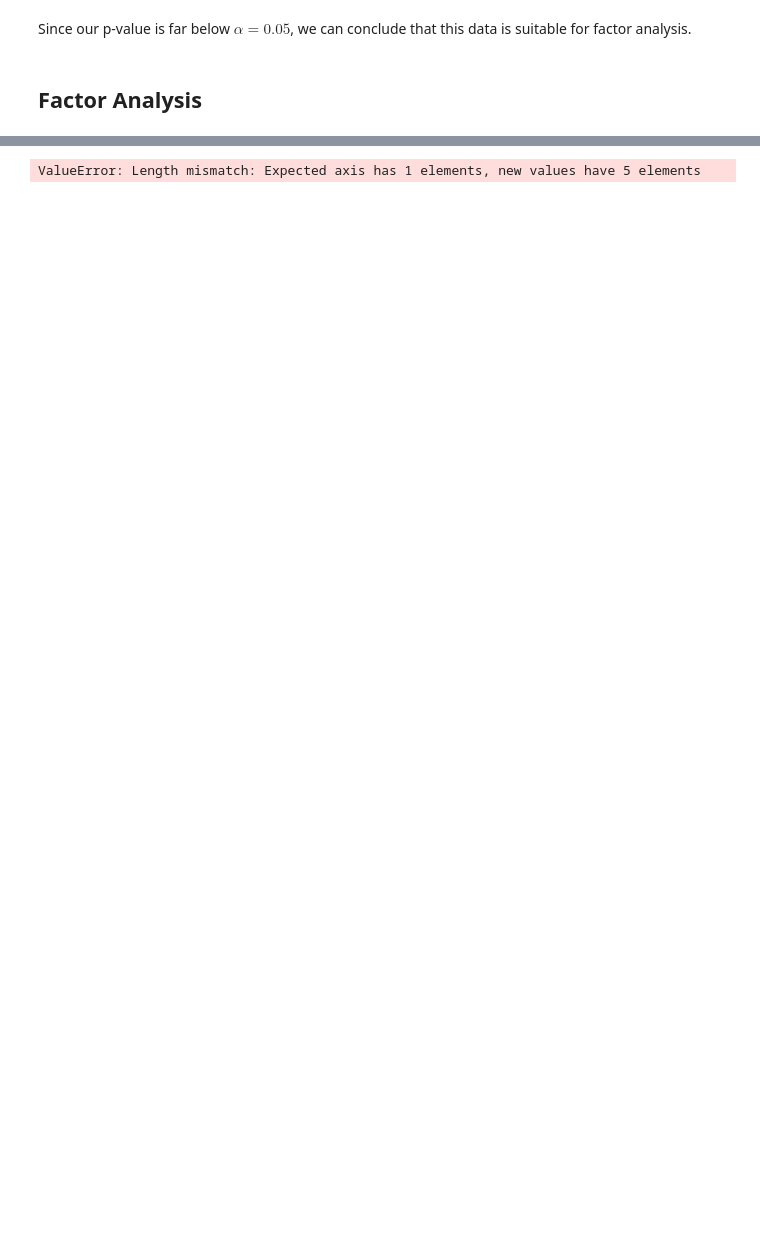
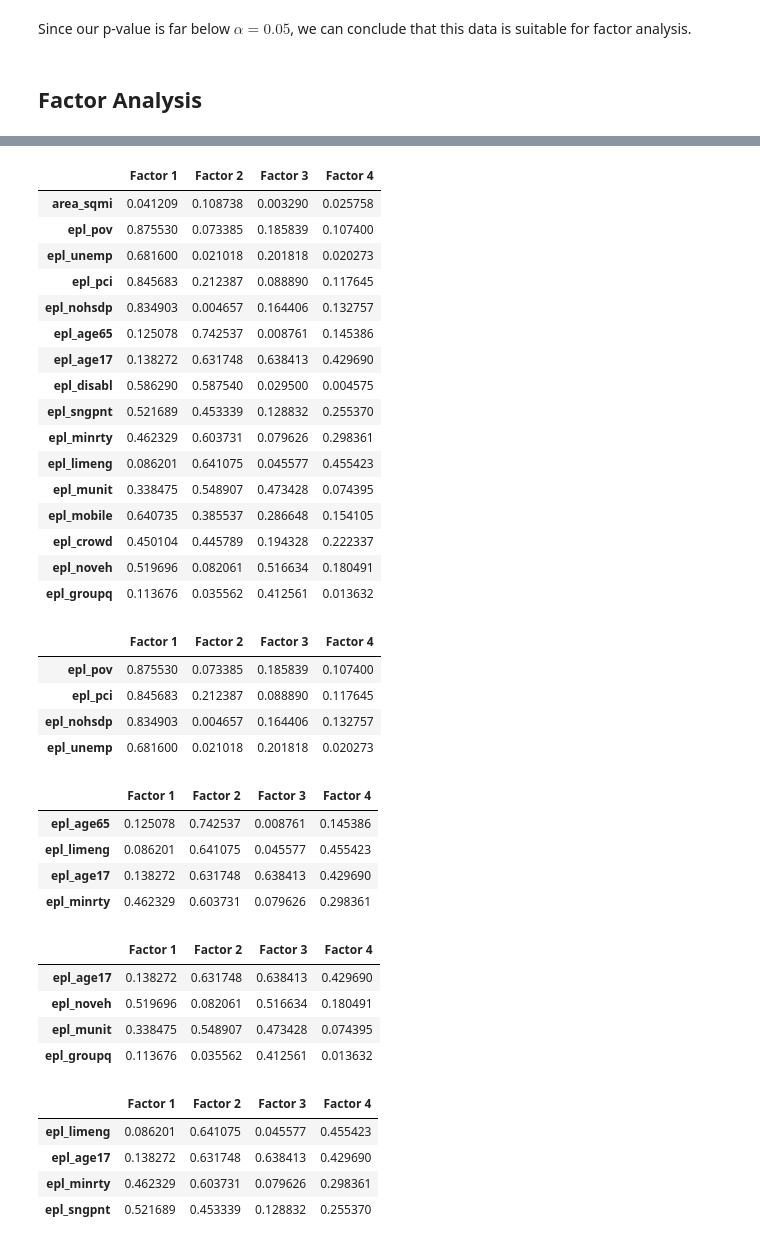
Before and after one commit to gspiga/STA160, a Jupyter notebook: Final Project/Factor Analysis.ipynb, the cells around one changed output, grey strips where cells are left out. Drawn from its saved outputs; the diff is of its cells as text; code cells hidden in the pictures; blank space fills up the shorter version.

Commit message:
Factor Analysis is finished

```diff
--- a/Final Project/Factor Analysis.ipynb
+++ b/Final Project/Factor Analysis.ipynb
@@ -180,6 +173,6 @@ We can see from our scree plot above that 5 factors seems to summarize our data
 # %%
 # https://www.ibm.com/docs/en/spss-statistics/beta?topic=analysis-exploratory-factor-rotation
-newFA = sm.multivariate.Factor(df.iloc[:, 2:], n_factor=5, method="pa")
+newFA = sm.multivariate.Factor(df.iloc[:, 2:], n_factor=4, method="pa")
 model = newFA.fit()
 display(model.summary())
 # newev = model.eigenvals
@@ -203,17 +196,50 @@ display(model.summary())
 """
 [interactive output not drawn]
 # %%
-# for j in range(model.loadings.shape[1]):
-#     display(model.loadings[:, j][model.loadings[:, j] > 0.5])
-# display(model.loadings)
-loadings = pd.DataFrame(model.loadings)
-colNames = ["Factor 1", "Factor 2", "Factor 3", "Factor 4", "Factor 5"]
+loadings = pd.DataFrame(model.loadings, index=FA_vars)
+colNames = ["Factor 1", "Factor 2", "Factor 3", "Factor 4"]  # , "Factor 5"]
 loadings.columns = colNames
-loadings.set_index([FA_vars])
-loadings
+
+display(loadings.abs())
 
 for i in colNames:
-    display(loadings.nlargest(5, i))
+    display(loadings.abs().nlargest(4, i))
 # %% [output]
-ValueError: Length mismatch: Expected axis has 1 elements, new values have 5 elements
+|  | Factor 1 | Factor 2 | Factor 3 | Factor 4 |
+| area_sqmi | 0.041209 | 0.108738 | 0.003290 | 0.025758 |
+| epl_pov | 0.875530 | 0.073385 | 0.185839 | 0.107400 |
+| epl_unemp | 0.681600 | 0.021018 | 0.201818 | 0.020273 |
+| epl_pci | 0.845683 | 0.212387 | 0.088890 | 0.117645 |
+| epl_nohsdp | 0.834903 | 0.004657 | 0.164406 | 0.132757 |
+| epl_age65 | 0.125078 | 0.742537 | 0.008761 | 0.145386 |
+| epl_age17 | 0.138272 | 0.631748 | 0.638413 | 0.429690 |
+| epl_disabl | 0.586290 | 0.587540 | 0.029500 | 0.004575 |
+| epl_sngpnt | 0.521689 | 0.453339 | 0.128832 | 0.255370 |
+| epl_minrty | 0.462329 | 0.603731 | 0.079626 | 0.298361 |
+| epl_limeng | 0.086201 | 0.641075 | 0.045577 | 0.455423 |
+| epl_munit | 0.338475 | 0.548907 | 0.473428 | 0.074395 |
+| epl_mobile | 0.640735 | 0.385537 | 0.286648 | 0.154105 |
+| epl_crowd | 0.450104 | 0.445789 | 0.194328 | 0.222337 |
+| epl_noveh | 0.519696 | 0.082061 | 0.516634 | 0.180491 |
+| epl_groupq | 0.113676 | 0.035562 | 0.412561 | 0.013632 |
+|  | Factor 1 | Factor 2 | Factor 3 | Factor 4 |
+| epl_pov | 0.875530 | 0.073385 | 0.185839 | 0.107400 |
+| epl_pci | 0.845683 | 0.212387 | 0.088890 | 0.117645 |
+| epl_nohsdp | 0.834903 | 0.004657 | 0.164406 | 0.132757 |
+| epl_unemp | 0.681600 | 0.021018 | 0.201818 | 0.020273 |
+|  | Factor 1 | Factor 2 | Factor 3 | Factor 4 |
+| epl_age65 | 0.125078 | 0.742537 | 0.008761 | 0.145386 |
+| epl_limeng | 0.086201 | 0.641075 | 0.045577 | 0.455423 |
+| epl_age17 | 0.138272 | 0.631748 | 0.638413 | 0.429690 |
+| epl_minrty | 0.462329 | 0.603731 | 0.079626 | 0.298361 |
+|  | Factor 1 | Factor 2 | Factor 3 | Factor 4 |
+| epl_age17 | 0.138272 | 0.631748 | 0.638413 | 0.429690 |
+| epl_noveh | 0.519696 | 0.082061 | 0.516634 | 0.180491 |
+| epl_munit | 0.338475 | 0.548907 | 0.473428 | 0.074395 |
+| epl_groupq | 0.113676 | 0.035562 | 0.412561 | 0.013632 |
+|  | Factor 1 | Factor 2 | Factor 3 | Factor 4 |
+| epl_limeng | 0.086201 | 0.641075 | 0.045577 | 0.455423 |
+| epl_age17 | 0.138272 | 0.631748 | 0.638413 | 0.429690 |
+| epl_minrty | 0.462329 | 0.603731 | 0.079626 | 0.298361 |
+| epl_sngpnt | 0.521689 | 0.453339 | 0.128832 | 0.255370 |
 [interactive output not drawn]
```
Also changed, not shown: parts of 10 cells of this notebook, 3 other files.
